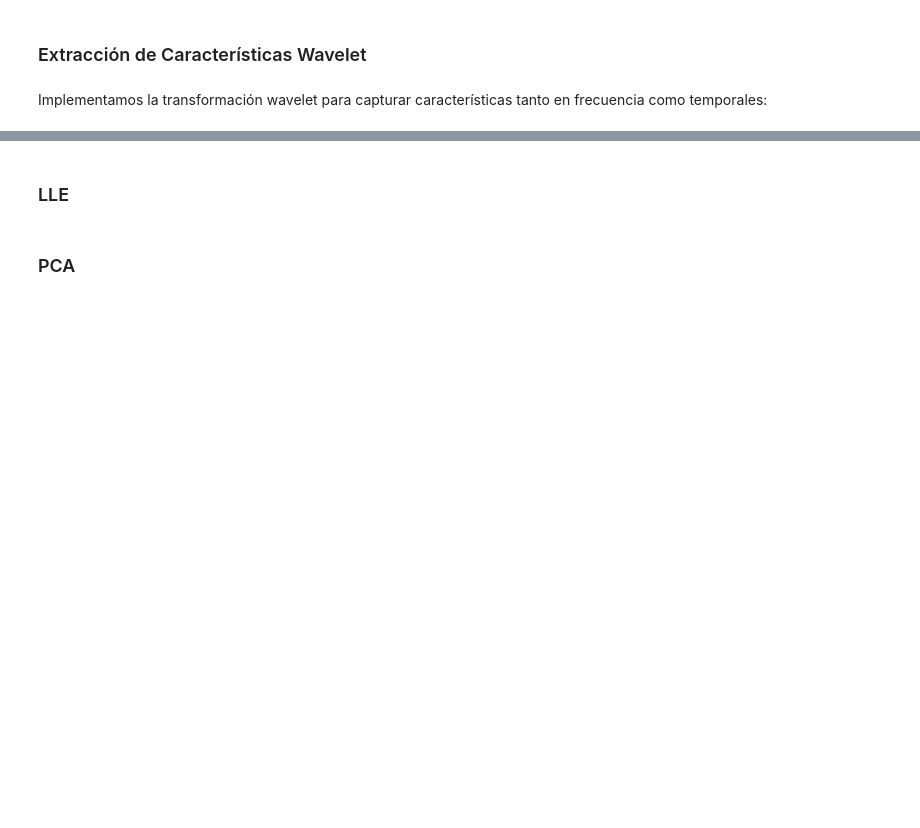
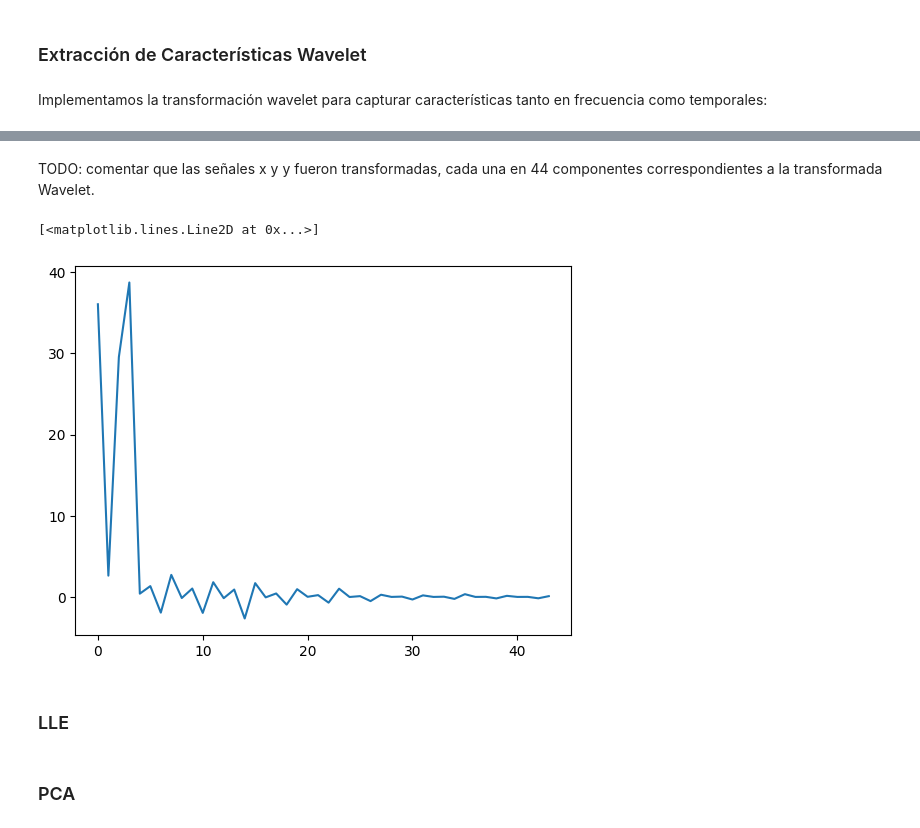
Before and after one commit to PosgradoMNA/Proyecto_Integrador_Equipo_11, a Jupyter notebook: notebooks/FeatureEngineering.ipynb, the cells around one changed output, grey strips where cells are left out. Saved outputs shown, nothing was run; the diff lists cells and outputs as text; code cells hidden in the pictures; blank space fills up the shorter version.

Commit message:
ftr: adds wavelet transformation

```diff
--- a/notebooks/FeatureEngineering.ipynb
+++ b/notebooks/FeatureEngineering.ipynb
@@ -199,7 +199,7 @@ class WaveletTransformer(BaseEstimator, TransformerMixin):
 # %%
 wavelet_transformer = WaveletTransformer()
 
-numerical_columns = ['x', 'y', 'azimuth', 'altitude', 'pressure']
+numerical_columns = ['x', 'y']
 
 col_transformer = ColumnTransformer([
     ('wavelet', wavelet_transformer, numerical_columns)
@@ -212,0 +211,4 @@ ColumnTransformer(remainder='passthrough',
+# %%
+wavelet_train_df = col_transformer.fit_transform(df_augmented)
+column_names = [x.split('__')[-1] for x in col_transformer.get_feature_names_out()] # get column names back again
+wavelet_train_df = pd.DataFrame(wavelet_train_df, columns=column_names) # transformer generates matrix, convert back to dataframe
@@ -213,3 +231,10 @@ ColumnTransformer(remainder='passthrough',
+# %% [markdown]
+TODO: comentar que las señales x y y fueron transformadas, cada una en 44 componentes correspondientes a la transformada Wavelet.
+# %%
+plt.plot(wavelet_train_df.iloc[10]['x'])
+# %% [output]
+[<matplotlib.lines.Line2D at 0x...>]
+[figure, added]
 # %% [markdown]
 ### LLE
 # %% [markdown]
```
Also changed, not shown: parts of 2 cells of this notebook.
